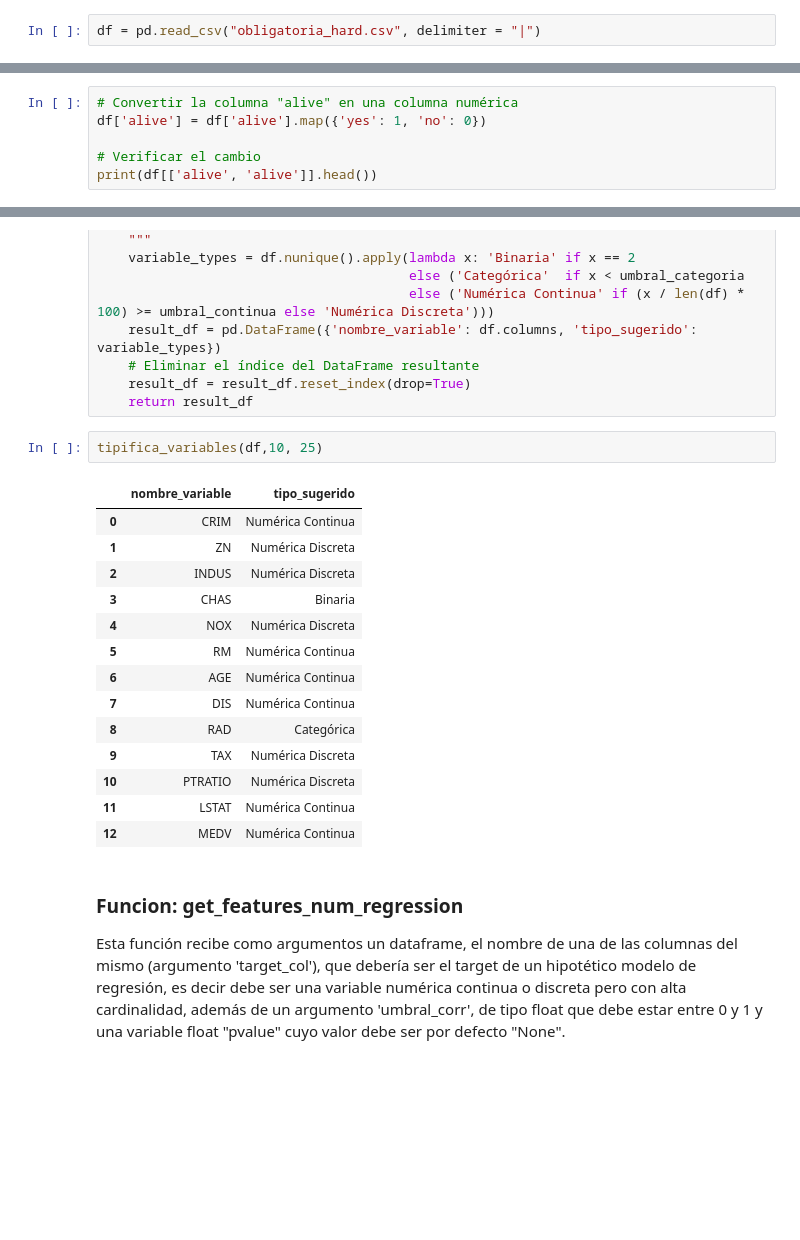
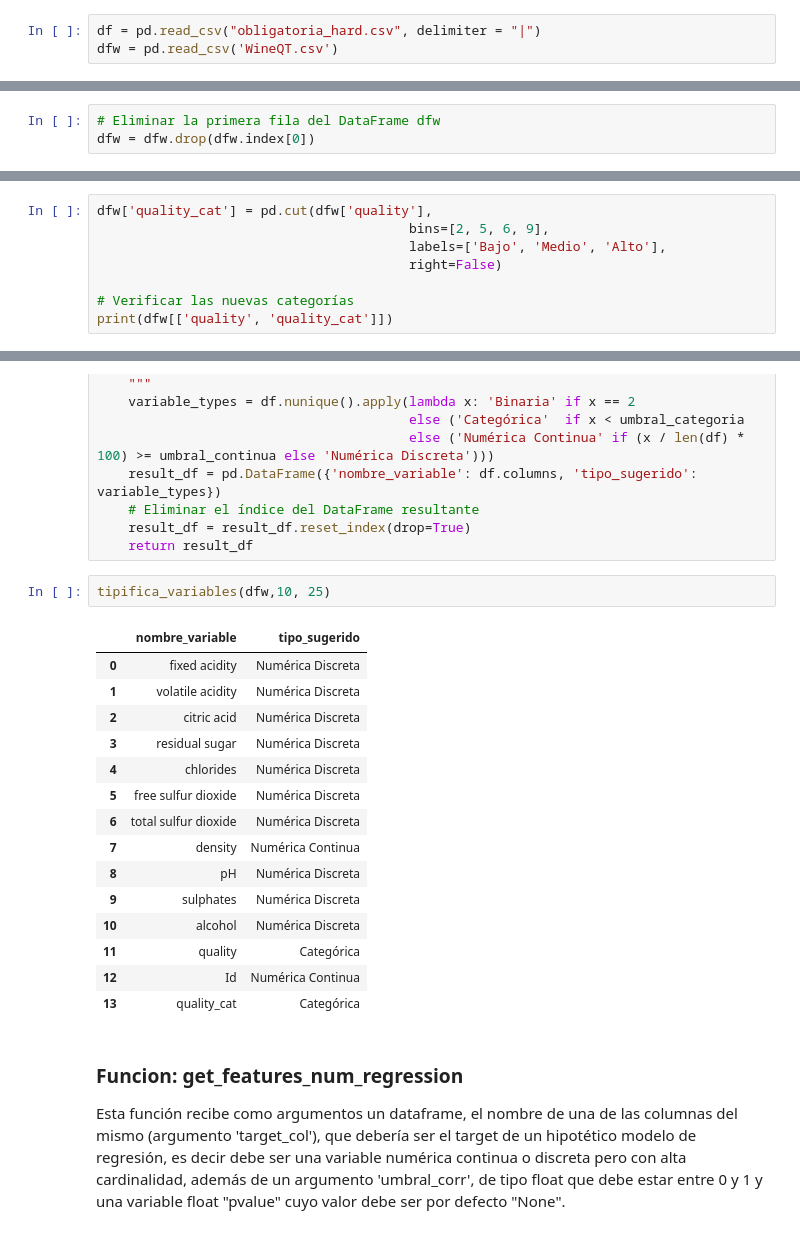
Before and after one commit to Juanxetee/TC-2, a Jupyter notebook: Team_Challenge_ToolBox_I.ipynb, the cells around one changed output, grey strips where cells are left out. Drawn from its saved outputs; the diff is of its cells as text; blank space fills up the shorter version.

```diff
--- a/Team_Challenge_ToolBox_I.ipynb
+++ b/Team_Challenge_ToolBox_I.ipynb
@@ -55,3 +55,4 @@ import seaborn as sns
 import matplotlib.pyplot as plt
 # %%
 df = pd.read_csv("obligatoria_hard.csv", delimiter = "|")
+dfw = pd.read_csv('WineQT.csv')
@@ -67,6 +58,0 @@ df.head()
-# %%
-# Convertir la columna "alive" en una columna numérica
-df['alive'] = df['alive'].map({'yes': 1, 'no': 0})
-
-# Verificar el cambio
-print(df[['alive', 'alive']].head())
@@ -80,2 +75,5 @@ print(df[['alive', 'alive']].head())
+# %%
+# Eliminar la primera fila del DataFrame dfw
+dfw = dfw.drop(dfw.index[0])
 # %%
 # Verificar si hay valores nulos en el DataFrame
@@ -102 +100,9 @@ MEDV       0
 dtype: int64
+# %%
+dfw['quality_cat'] = pd.cut(dfw['quality'],
+                                        bins=[2, 5, 6, 9],
+                                        labels=['Bajo', 'Medio', 'Alto'],
+                                        right=False)
+
+# Verificar las nuevas categorías
+print(dfw[['quality', 'quality_cat']])
@@ -169,22 +190,23 @@ def tipifica_variables(df, umbral_categoria, umbral_continua):
     result_df = result_df.reset_index(drop=True)
     return result_df
 # %%
-tipifica_variables(df,10, 25)
+tipifica_variables(dfw,10, 25)
 # %% [output]
 |  | nombre_variable | tipo_sugerido |
-| 0 | CRIM | Numérica Continua |
-| 1 | ZN | Numérica Discreta |
-| 2 | INDUS | Numérica Discreta |
-| 3 | CHAS | Binaria |
-| 4 | NOX | Numérica Discreta |
-| 5 | RM | Numérica Continua |
-| 6 | AGE | Numérica Continua |
-| 7 | DIS | Numérica Continua |
-| 8 | RAD | Categórica |
-| 9 | TAX | Numérica Discreta |
-| 10 | PTRATIO | Numérica Discreta |
-| 11 | LSTAT | Numérica Continua |
-| 12 | MEDV | Numérica Continua |
+| 0 | fixed acidity | Numérica Discreta |
+| 1 | volatile acidity | Numérica Discreta |
+| 2 | citric acid | Numérica Discreta |
+| 3 | residual sugar | Numérica Discreta |
+| 4 | chlorides | Numérica Discreta |
+| 5 | free sulfur dioxide | Numérica Discreta |
+| 6 | total sulfur dioxide | Numérica Discreta |
+| 7 | density | Numérica Continua |
+| 8 | pH | Numérica Discreta |
+| 9 | sulphates | Numérica Discreta |
+| 10 | alcohol | Numérica Discreta |
+| 11 | quality | Categórica |
+| 12 | Id | Numérica Continua |
+| 13 | quality_cat | Categórica |
 # %% [markdown]
 ### Funcion: get_features_num_regression
 
```
Also changed, not shown: parts of 13 cells of this notebook, 1 other file.
